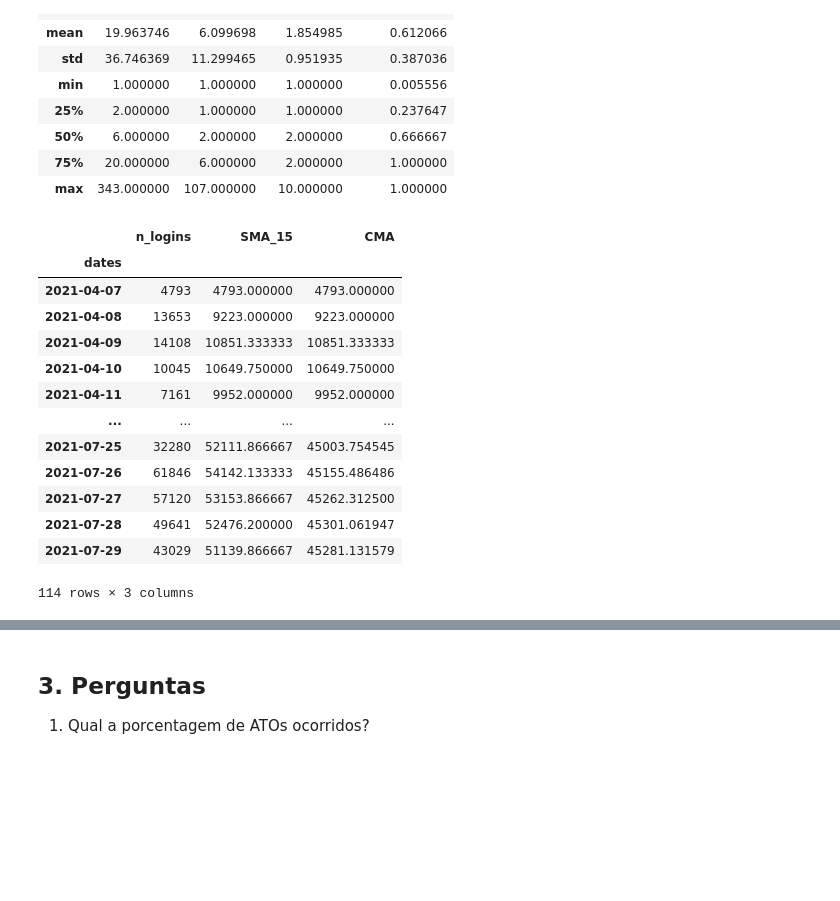
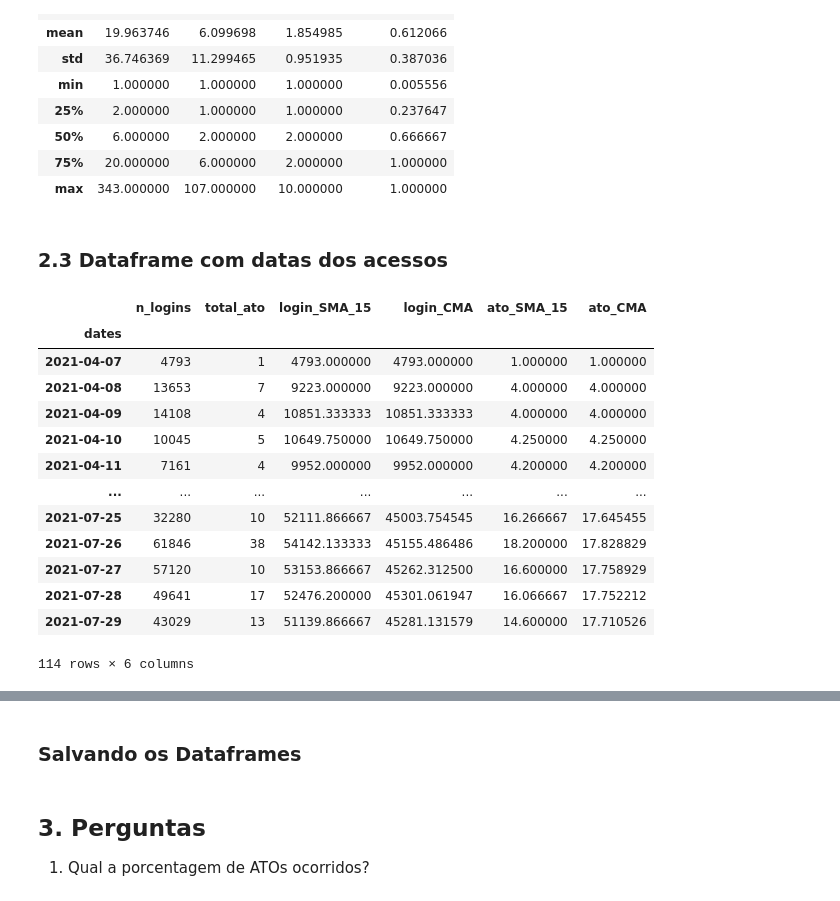
Before and after one commit to pedrosena138/projeto-if997, a Jupyter notebook: Projeto.ipynb, the cells around one changed output, grey strips where cells are left out. Saved outputs shown, nothing was run; the diff lists cells and outputs as text; code cells hidden in the pictures; blank space fills up the shorter version.

```diff
--- a/Projeto.ipynb
+++ b/Projeto.ipynb
@@ -226,30 +224,38 @@ contas_df.describe()
 | 50% | 6.000000 | 2.000000 | 2.000000 | 0.666667 |
 | 75% | 20.000000 | 6.000000 | 2.000000 | 1.000000 |
 | max | 343.000000 | 107.000000 | 10.000000 | 1.000000 |
+# %% [markdown]
+### 2.3 Dataframe com datas dos acessos
 # %%
-logins_df['timestamp'] = logins_df['timestamp'].apply(converteData)
-logins_df['dates'] = logins_df['timestamp'].apply(lambda x: x.date())
+# logins_df['timestamp'] = logins_df['timestamp'].apply(converteData)
+# logins_df['dates'] = logins_df['timestamp'].apply(lambda x: x.date())
 data_acessos_df = logins_df.groupby('dates')['id'].size().reset_index(name='n_logins')
+ato = logins_df[logins_df['ato'] == 1].groupby('dates').size().reset_index(name='total_ato')
+data_acessos_df = pd.merge(data_acessos_df, ato, on='dates')
 data_acessos_df.set_index('dates', inplace=True)
-data_acessos_df['SMA_15'] =  data_acessos_df.n_logins.rolling(15, min_periods=1).mean()
-data_acessos_df['CMA'] =  data_acessos_df.n_logins.expanding().mean()
+
+data_acessos_df['login_SMA_15'] =  data_acessos_df.n_logins.rolling(15, min_periods=1).mean()
+data_acessos_df['login_CMA'] =  data_acessos_df.n_logins.expanding().mean()
+
+data_acessos_df['ato_SMA_15'] =  data_acessos_df.total_ato.rolling(15, min_periods=1).mean()
+data_acessos_df['ato_CMA'] =  data_acessos_df.total_ato.expanding().mean()
 
 data_acessos_df
 # %% [output]
-|  | n_logins | SMA_15 | CMA |
-| dates |  |  |  |
-| 2021-04-07 | 4793 | 4793.000000 | 4793.000000 |
-| 2021-04-08 | 13653 | 9223.000000 | 9223.000000 |
-| 2021-04-09 | 14108 | 10851.333333 | 10851.333333 |
-| 2021-04-10 | 10045 | 10649.750000 | 10649.750000 |
-| 2021-04-11 | 7161 | 9952.000000 | 9952.000000 |
-| ... | ... | ... | ... |
-| 2021-07-25 | 32280 | 52111.866667 | 45003.754545 |
-| 2021-07-26 | 61846 | 54142.133333 | 45155.486486 |
-| 2021-07-27 | 57120 | 53153.866667 | 45262.312500 |
-| 2021-07-28 | 49641 | 52476.200000 | 45301.061947 |
-| 2021-07-29 | 43029 | 51139.866667 | 45281.131579 |
+|  | n_logins | total_ato | login_SMA_15 | login_CMA | ato_SMA_15 | ato_CMA |
+| dates |  |  |  |  |  |  |
+| 2021-04-07 | 4793 | 1 | 4793.000000 | 4793.000000 | 1.000000 | 1.000000 |
+| 2021-04-08 | 13653 | 7 | 9223.000000 | 9223.000000 | 4.000000 | 4.000000 |
+| 2021-04-09 | 14108 | 4 | 10851.333333 | 10851.333333 | 4.000000 | 4.000000 |
+| 2021-04-10 | 10045 | 5 | 10649.750000 | 10649.750000 | 4.250000 | 4.250000 |
+| 2021-04-11 | 7161 | 4 | 9952.000000 | 9952.000000 | 4.200000 | 4.200000 |
+| ... | ... | ... | ... | ... | ... | ... |
+| 2021-07-25 | 32280 | 10 | 52111.866667 | 45003.754545 | 16.266667 | 17.645455 |
+| 2021-07-26 | 61846 | 38 | 54142.133333 | 45155.486486 | 18.200000 | 17.828829 |
+| 2021-07-27 | 57120 | 10 | 53153.866667 | 45262.312500 | 16.600000 | 17.758929 |
+| 2021-07-28 | 49641 | 17 | 52476.200000 | 45301.061947 | 16.066667 | 17.752212 |
+| 2021-07-29 | 43029 | 13 | 51139.866667 | 45281.131579 | 14.600000 | 17.710526 |
-114 rows × 3 columns
+114 rows × 6 columns
 # %%
 #Novas colunas
 logins_df['device_age_ms'] = logins_df['device_age_ms'].apply(converteIdade)
@@ -268,6 +273,8 @@ logins_df.head()
 | 2 | 799740346460 | 9mEBGcdz+RLzRNB4 | qoKjqPhxqyALMsQ5 | hzKrODiR6F0jG4rH | 2021-07-02 09:11:39.844 | 1 | 0 | ... |
 | 3 | 799740346461 | tghz/Mlz069esl03 | 5fqsAP5QUp1M3PLC | krWwUuXbmBEP9g38 | 2021-06-25 15:24:27.436 | 1 | 0 | ... |
 | 4 | 799740346462 | 9mEBGcdz+RLzRNB4 | qoKjqPhxqyALMsQ5 | hzKrODiR6F0jG4rH | 2021-05-01 19:02:04.663 | 1 | 0 | ... |
+# %% [markdown]
+### Salvando os Dataframes
 # %%
 logins_df.to_parquet("./dataset/new_logins.parquet4")
 contas_df.to_parquet("./dataset/contas.parquet4")
```
Also changed, not shown: parts of 20 cells of this notebook.
